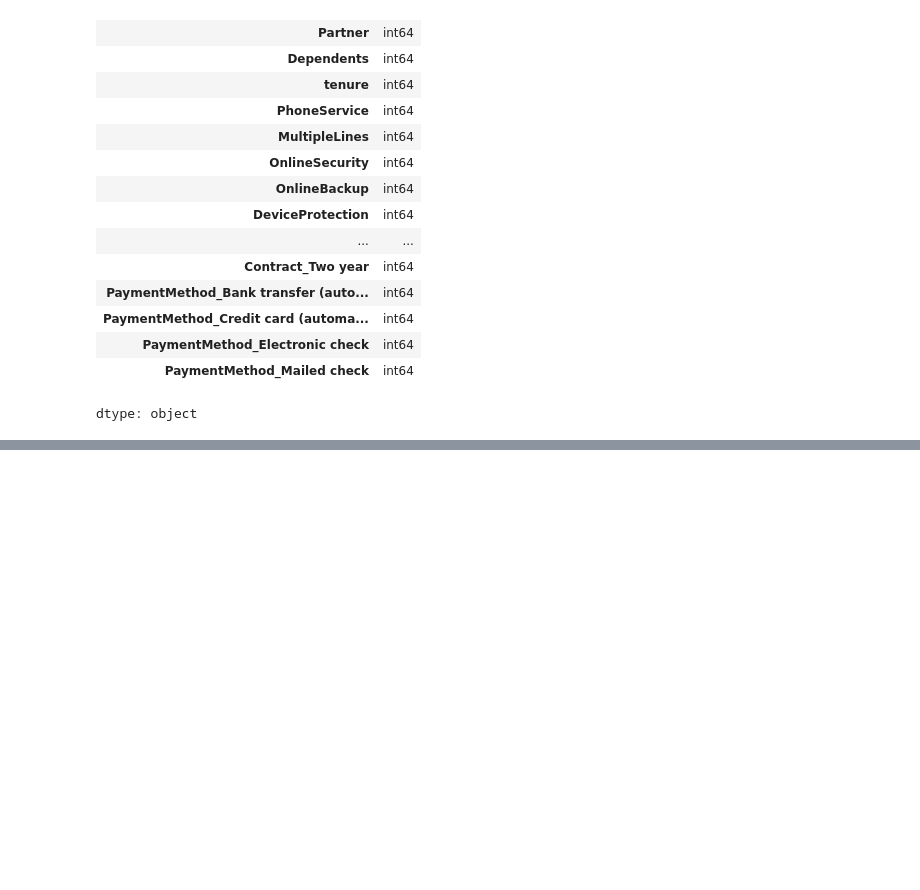
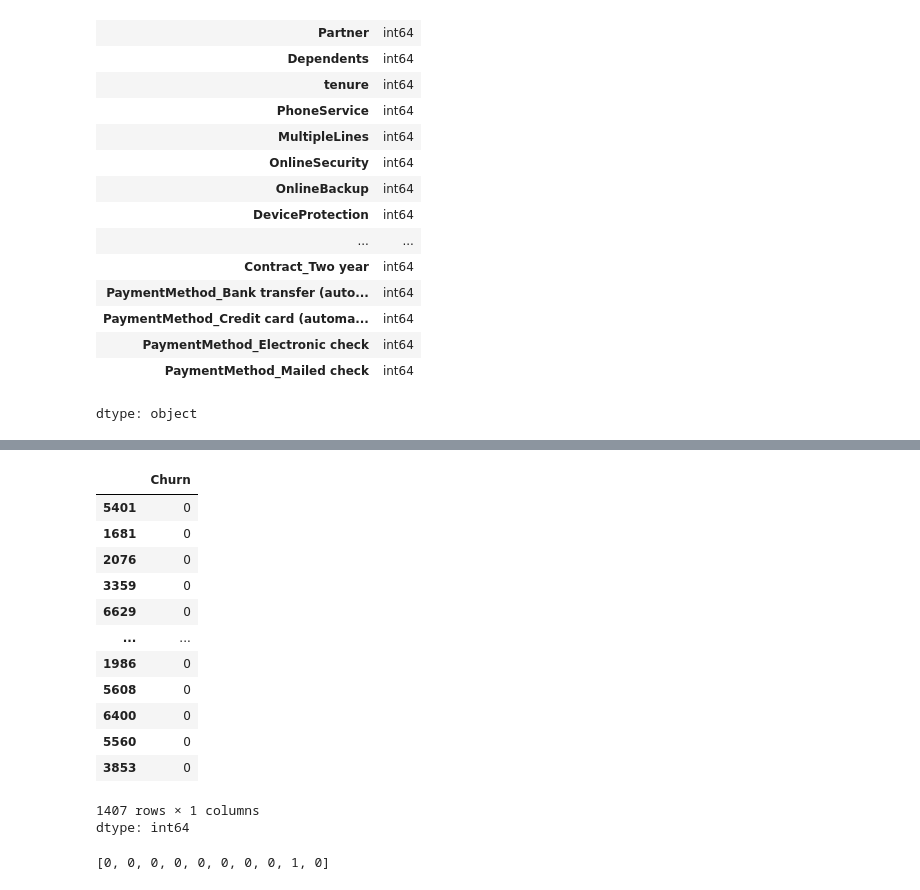
Before and after one commit to Amrithseb2006/Customer_Churn_Prediction, a Jupyter notebook: Customer_Churn_Pred.ipynb, the cells around one changed output, grey strips where cells are left out. Cells and saved outputs as stored; diff of their text form; code cells hidden in the pictures; blank space fills up the shorter version.

```diff
--- a/Customer_Churn_Pred.ipynb
+++ b/Customer_Churn_Pred.ipynb
@@ -273,3 +273,8 @@ df1.dtypes
 | PaymentMethod_Electronic check | int64 |
 | PaymentMethod_Mailed check | int64 |
 dtype: object
+# %%
+cols_to_scale = ["tenure","MonthlyCharges","TotalCharges"]
+from sklearn.preprocessing import MinMaxScaler
+scaler = MinMaxScaler()
+df1[cols_to_scale] = scaler.fit_transform(df1[cols_to_scale])
@@ -275,0 +304,3 @@ dtype: object
+# %%
+X= df1.drop("Churn",axis="columns")
+Y=df1["Churn"]
@@ -275,0 +379,17 @@ dtype: object
+# %%
+Y_test
+# %% [output]
+|  | Churn |
+| 5401 | 0 |
+| 1681 | 0 |
+| 2076 | 0 |
+| 3359 | 0 |
+| 6629 | 0 |
+| ... | ... |
+| 1986 | 0 |
+| 5608 | 0 |
+| 6400 | 0 |
+| 5560 | 0 |
+| 3853 | 0 |
+1407 rows × 1 columns
+dtype: int64
@@ -275,0 +403,4 @@ dtype: object
+# %%
+y_pred[:10]
+# %% [output]
+[0, 0, 0, 0, 0, 0, 0, 0, 1, 0]
```
Also changed, not shown: parts of 22 cells of this notebook.
